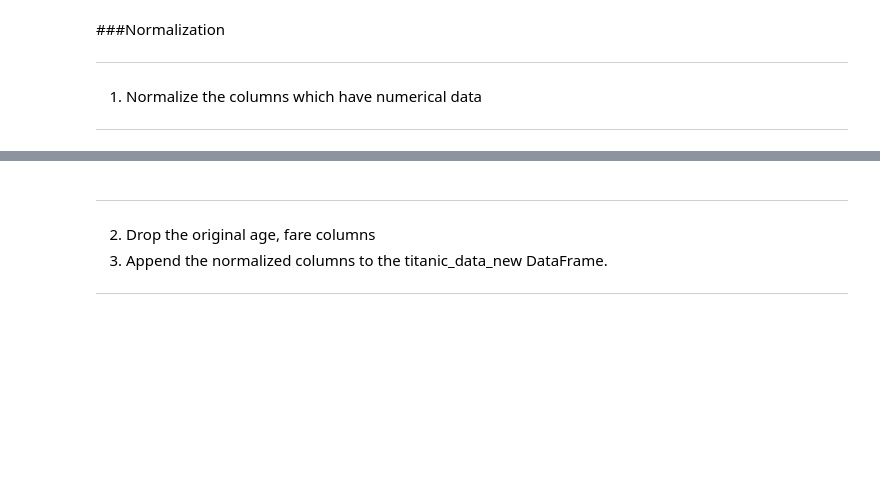
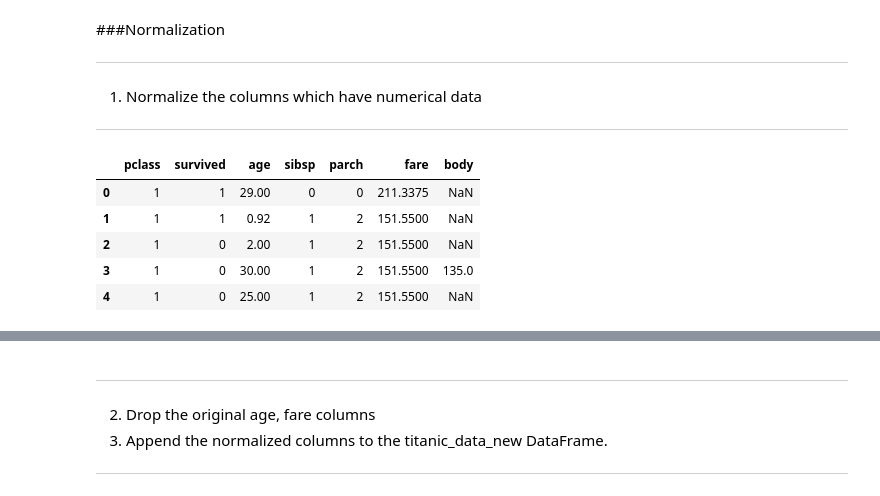
Before and after one commit to Joydeep75/SHALA2020, a Jupyter notebook: JG_Assignment_1_DS.ipynb, the cells around one changed output, grey strips where cells are left out. Saved outputs shown, nothing was run; the diff lists cells and outputs as text; code cells hidden in the pictures; blank space fills up the shorter version.

```diff
--- a/JG_Assignment_1_DS.ipynb
+++ b/JG_Assignment_1_DS.ipynb
@@ -498,3 +502,15 @@ dtype: int64
 
 
 ---
+# %%
+# create a new dataframe with only numeric columns
+# https://stackoverflow.com/questions/25039626/how-do-i-find-numeric-columns-in-pandas
+df_numerics_col_only = df.select_dtypes(include=np.number)
+df_numerics_col_only.head()
+# %% [output]
+|  | pclass | survived | age | sibsp | parch | fare | body |
+| 0 | 1 | 1 | 29.00 | 0 | 0 | 211.3375 | NaN |
+| 1 | 1 | 1 | 0.92 | 1 | 2 | 151.5500 | NaN |
+| 2 | 1 | 0 | 2.00 | 1 | 2 | 151.5500 | NaN |
+| 3 | 1 | 0 | 30.00 | 1 | 2 | 151.5500 | 135.0 |
+| 4 | 1 | 0 | 25.00 | 1 | 2 | 151.5500 | NaN |
```
Also changed, not shown: parts of 13 cells of this notebook.
